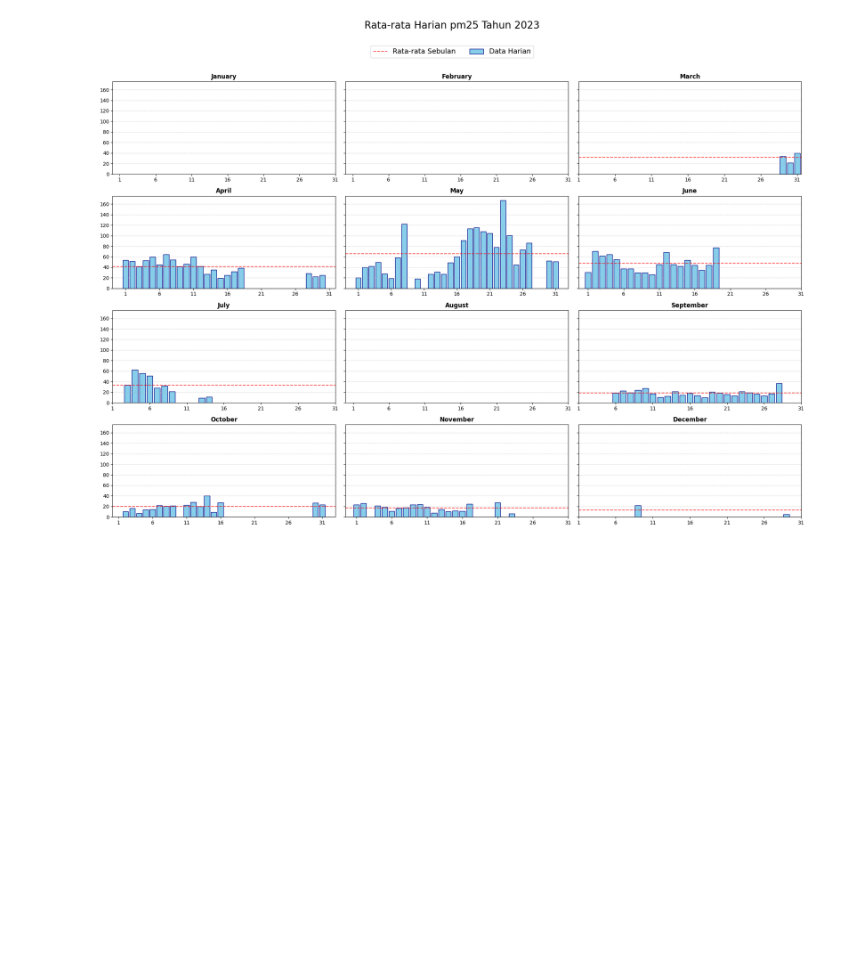
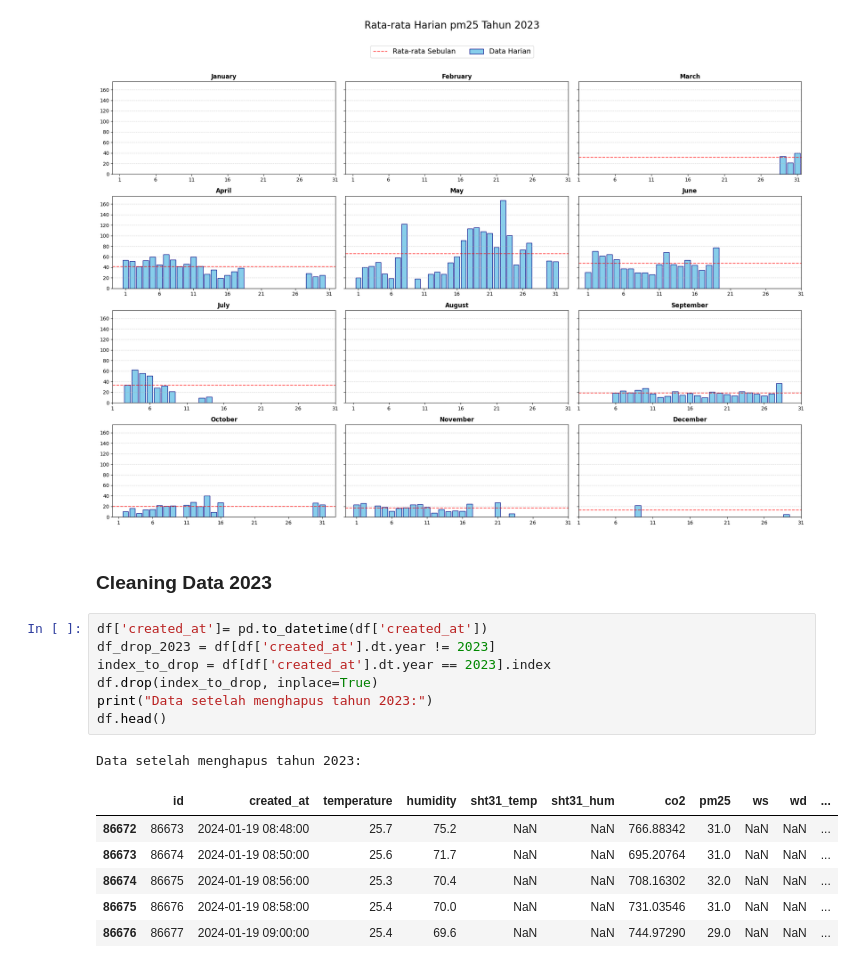
Before and after one commit to Junaidirah/predictive_pm25, a Jupyter notebook: notebook/eda_tult.ipynb, the cells around one changed output. Cells and saved outputs as stored; diff of their text form; blank space fills up the shorter version.

```diff
--- a/notebook/eda_tult.ipynb
+++ b/notebook/eda_tult.ipynb
@@ -166,3 +167,20 @@ plt.tight_layout(rect=[0, 0.03, 1, 0.92])
 plt.show()
 # %% [output]
 [figure]
+# %% [markdown]
+### Cleaning Data 2023
+# %%
+df['created_at']= pd.to_datetime(df['created_at'])
+df_drop_2023 = df[df['created_at'].dt.year != 2023]
+index_to_drop = df[df['created_at'].dt.year == 2023].index
+df.drop(index_to_drop, inplace=True)
+print("Data setelah menghapus tahun 2023:")
+df.head()
+# %% [output]
+Data setelah menghapus tahun 2023:
+|  | id | created_at | temperature | humidity | sht31_temp | sht31_hum | co2 | pm25 | ws | wd | ... |
+| 86672 | 86673 | 2024-01-19 08:48:00 | 25.7 | 75.2 | NaN | NaN | 766.88342 | 31.0 | NaN | NaN | ... |
+| 86673 | 86674 | 2024-01-19 08:50:00 | 25.6 | 71.7 | NaN | NaN | 695.20764 | 31.0 | NaN | NaN | ... |
+| 86674 | 86675 | 2024-01-19 08:56:00 | 25.3 | 70.4 | NaN | NaN | 708.16302 | 32.0 | NaN | NaN | ... |
+| 86675 | 86676 | 2024-01-19 08:58:00 | 25.4 | 70.0 | NaN | NaN | 731.03546 | 31.0 | NaN | NaN | ... |
+| 86676 | 86677 | 2024-01-19 09:00:00 | 25.4 | 69.6 | NaN | NaN | 744.97290 | 29.0 | NaN | NaN | ... |
```
Also changed, not shown: parts of 15 cells of this notebook.
